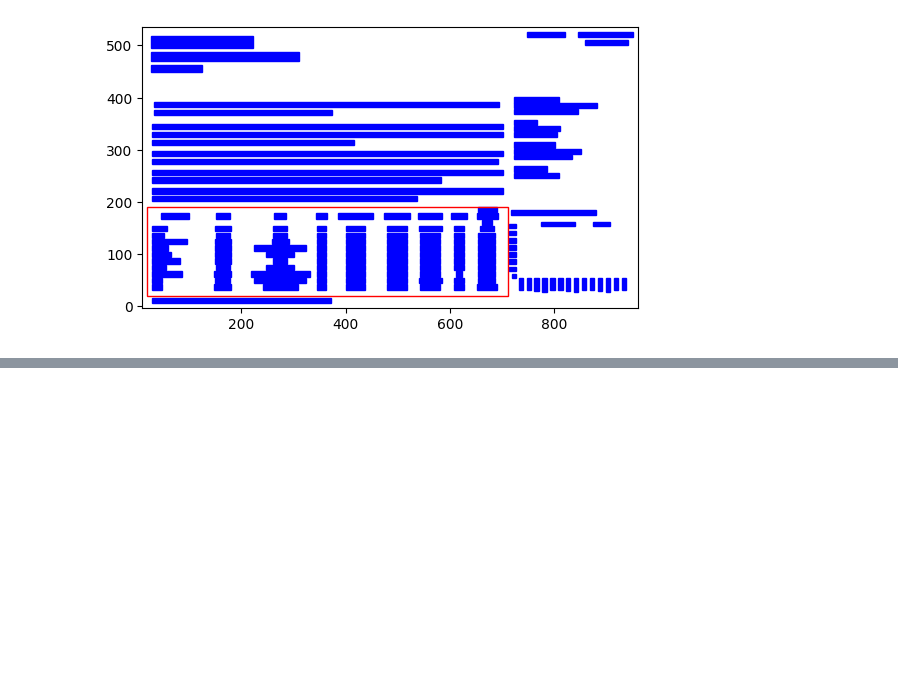
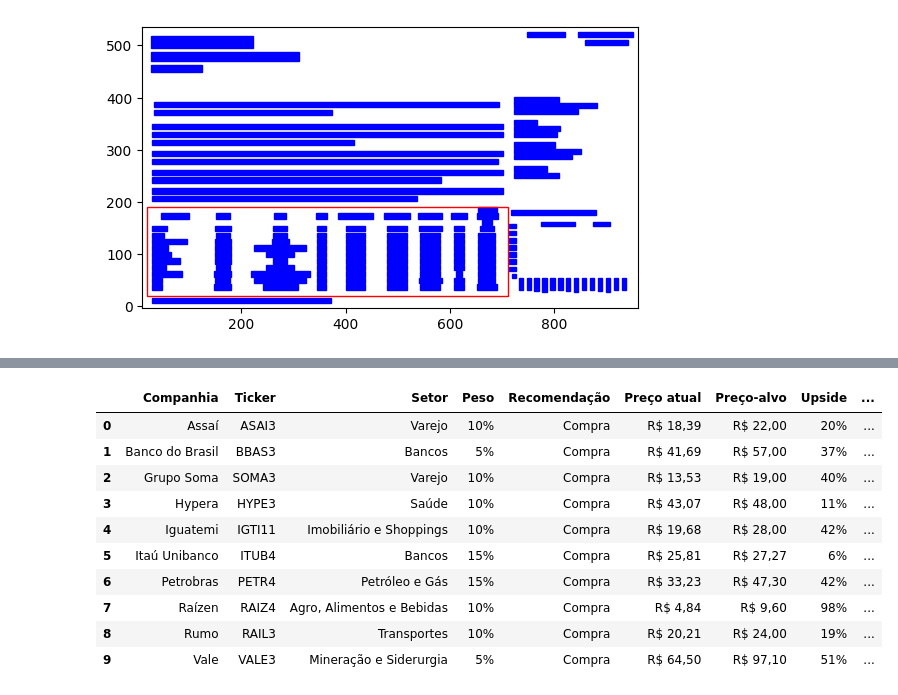
Before and after one commit to gabrielonishi/portifolio-balancing, a Jupyter notebook: notebooks/01-data-extraction.ipynb, the cells around one changed output, grey strips where cells are left out. Saved outputs shown, nothing was run; the diff lists cells and outputs as text; code cells hidden in the pictures; blank space fills up the shorter version.

```diff
--- a/notebooks/01-data-extraction.ipynb
+++ b/notebooks/01-data-extraction.ipynb
@@ -91,0 +140,29 @@ Error: [Errno 2] No such file or directory: '2022-12.pdf'
+# %%
+# Table extraction for 2022-09 made by ChatGPT
+table_data = {
+    "Companhia": ["Assaí", "Banco do Brasil", "Grupo Soma", "Hypera", "Iguatemi", "Itaú Unibanco", "Petrobras", "Raízen", "Rumo", "Vale"],
+    "Ticker": ["ASAI3", "BBAS3", "SOMA3", "HYPE3", "IGTI11", "ITUB4", "PETR4", "RAIZ4", "RAIL3", "VALE3"],
+    "Setor": ["Varejo", "Bancos", "Varejo", "Saúde", "Imobiliário e Shoppings", "Bancos", "Petróleo e Gás", "Agro, Alimentos e Bebidas", "Transportes", "Mineração e Siderurgia"],
+    "Peso": ["10%", "5%", "10%", "10%", "10%", "15%", "15%", "10%", "10%", "5%"],
+    "Recomendação": ["Compra", "Compra", "Compra", "Compra", "Compra", "Compra", "Compra", "Compra", "Compra", "Compra"],
+    "Preço atual": ["R$ 18,39", "R$ 41,69", "R$ 13,53", "R$ 43,07", "R$ 19,68", "R$ 25,81", "R$ 33,23", "R$ 4,84", "R$ 20,21", "R$ 64,50"],
+    "Preço-alvo": ["R$ 22,00", "R$ 57,00", "R$ 19,00", "R$ 48,00", "R$ 28,00", "R$ 27,27", "R$ 47,30", "R$ 9,60", "R$ 24,00", "R$ 97,10"],
+    "Upside": ["20%", "37%", "40%", "11%", "42%", "6%", "42%", "98%", "19%", "51%"],
+    "Valor de mercado (Bi)": ["R$ 25,2", "R$ 121,7", "R$ 10,9", "R$ 27,7", "R$ 5,3", "R$ 236,0", "R$ 463,3", "R$ 51,9", "R$ 38,6", "R$ 302,6"]
+}
+
+df = pd.DataFrame(table_data)
+
+display(df)
+# %% [output]
+|  | Companhia | Ticker | Setor | Peso | Recomendação | Preço atual | Preço-alvo | Upside | ... |
+| 0 | Assaí | ASAI3 | Varejo | 10% | Compra | R$ 18,39 | R$ 22,00 | 20% | ... |
+| 1 | Banco do Brasil | BBAS3 | Bancos | 5% | Compra | R$ 41,69 | R$ 57,00 | 37% | ... |
+| 2 | Grupo Soma | SOMA3 | Varejo | 10% | Compra | R$ 13,53 | R$ 19,00 | 40% | ... |
+| 3 | Hypera | HYPE3 | Saúde | 10% | Compra | R$ 43,07 | R$ 48,00 | 11% | ... |
+| 4 | Iguatemi | IGTI11 | Imobiliário e Shoppings | 10% | Compra | R$ 19,68 | R$ 28,00 | 42% | ... |
+| 5 | Itaú Unibanco | ITUB4 | Bancos | 15% | Compra | R$ 25,81 | R$ 27,27 | 6% | ... |
+| 6 | Petrobras | PETR4 | Petróleo e Gás | 15% | Compra | R$ 33,23 | R$ 47,30 | 42% | ... |
+| 7 | Raízen | RAIZ4 | Agro, Alimentos e Bebidas | 10% | Compra | R$ 4,84 | R$ 9,60 | 98% | ... |
+| 8 | Rumo | RAIL3 | Transportes | 10% | Compra | R$ 20,21 | R$ 24,00 | 19% | ... |
+| 9 | Vale | VALE3 | Mineração e Siderurgia | 5% | Compra | R$ 64,50 | R$ 97,10 | 51% | ... |
```
Also changed, not shown: parts of 6 cells of this notebook.
